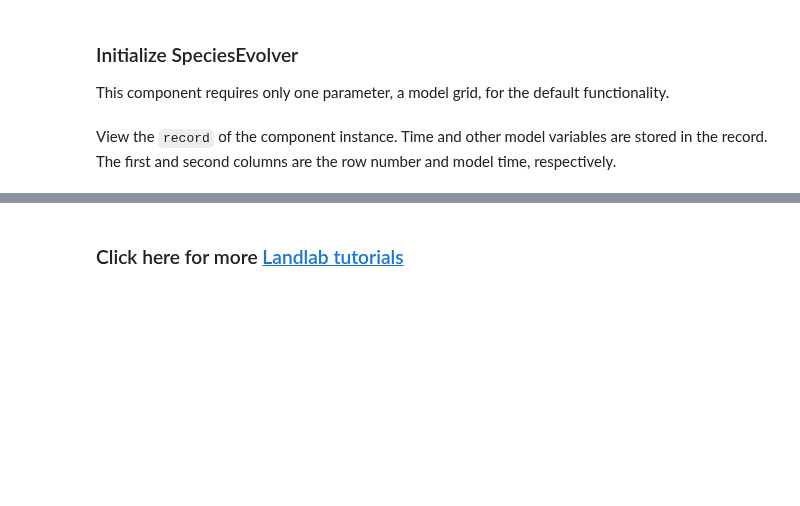
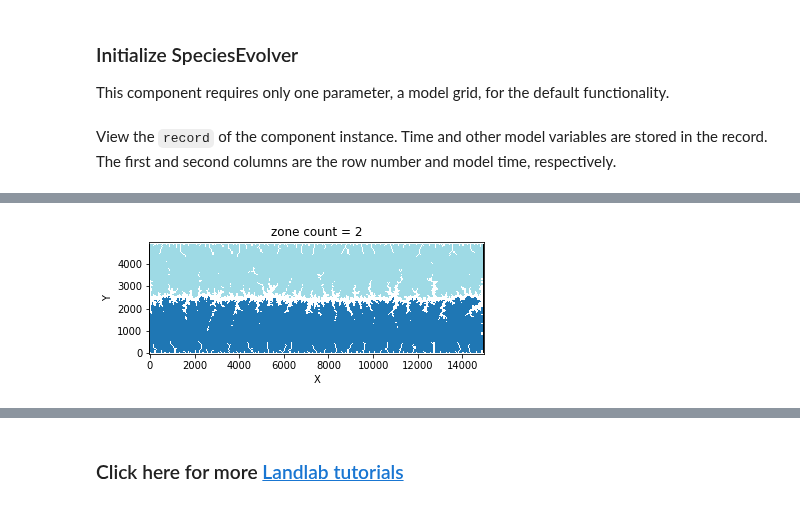
Before and after one commit to landlab/tutorials, a Jupyter notebook: species_evolution/Introduction_to_SpeciesEvolver.ipynb, the cells around one changed output, grey strips where cells are left out. Saved outputs shown, nothing was run; the diff lists cells and outputs as text; code cells hidden in the pictures; blank space fills up the shorter version.

```diff
--- a/species_evolution/Introduction_to_SpeciesEvolver.ipynb
+++ b/species_evolution/Introduction_to_SpeciesEvolver.ipynb
@@ -89,8 +137,0 @@ Here, we indicate zones should be created where the air temperature is between 1
-# %%
-def zone_func(grid, **kwargs):
-    """Get a mask of the total zone extent."""
-    T = grid.at_node['land_surface_air__temperature']
-    T_max = 25
-    T_min = 15
-    zone_extent_mask = np.all([T >= T_min, T <= T_max], 0)
-    return zone_extent_mask
@@ -143,9 +137,0 @@ Next, we set the zones of species are limited to areas with an elevation less th
-# %%
-# Update surface temperature at sea level.
-temperature_at_sea_level = 32
-mg.at_node['land_surface_air__temperature'] = lapse * mg.at_node['topographic__elevation'] + temperature_at_sea_level
-print(mg.at_node['land_surface_air__temperature'].min(), mg.at_node['land_surface_air__temperature'].max())
-# Plot temperature field.
-imshow_grid(mg, 'land_surface_air__temperature',
-            colorbar_label='surface air\ntemperature (C$\degree$)',
-            shrink=0.4, cmap='RdBu')
@@ -171,9 +137,0 @@ sc.zones
-# %%
-# Update surface temperature at sea level.
-temperature_at_sea_level = 38
-mg.at_node['land_surface_air__temperature'] = lapse * mg.at_node['topographic__elevation'] + temperature_at_sea_level
-print(mg.at_node['land_surface_air__temperature'].min(), mg.at_node['land_surface_air__temperature'].max())
-# Plot temperature field.
-imshow_grid(mg, 'land_surface_air__temperature',
-            colorbar_label='surface air\ntemperature (C$\degree$)',
-            shrink=0.4, cmap='RdBu')
@@ -299,0 +144,14 @@ OrderedDict([('clade',
+# %%
+sc = ZoneController(mg, zone_func, minimum_area=50000)
+
+# Plot zones.
+zone_map = np.zeros(mg.number_of_nodes)
+for i, zone in enumerate(sc.zones):
+    zone_map[zone.mask] = i + 1
+
+cmap = plt.cm.tab20
+cmap.set_under('w')
+title = 'zone count = {}'.format(len(sc.zones))
+imshow_grid(mg, zone_map, cmap=cmap, allow_colorbar=False, plot_name=title, vmin=1)
+# %% [output]
+[figure, added]
```
Also changed, not shown: parts of 62 cells of this notebook, 3 other files.
